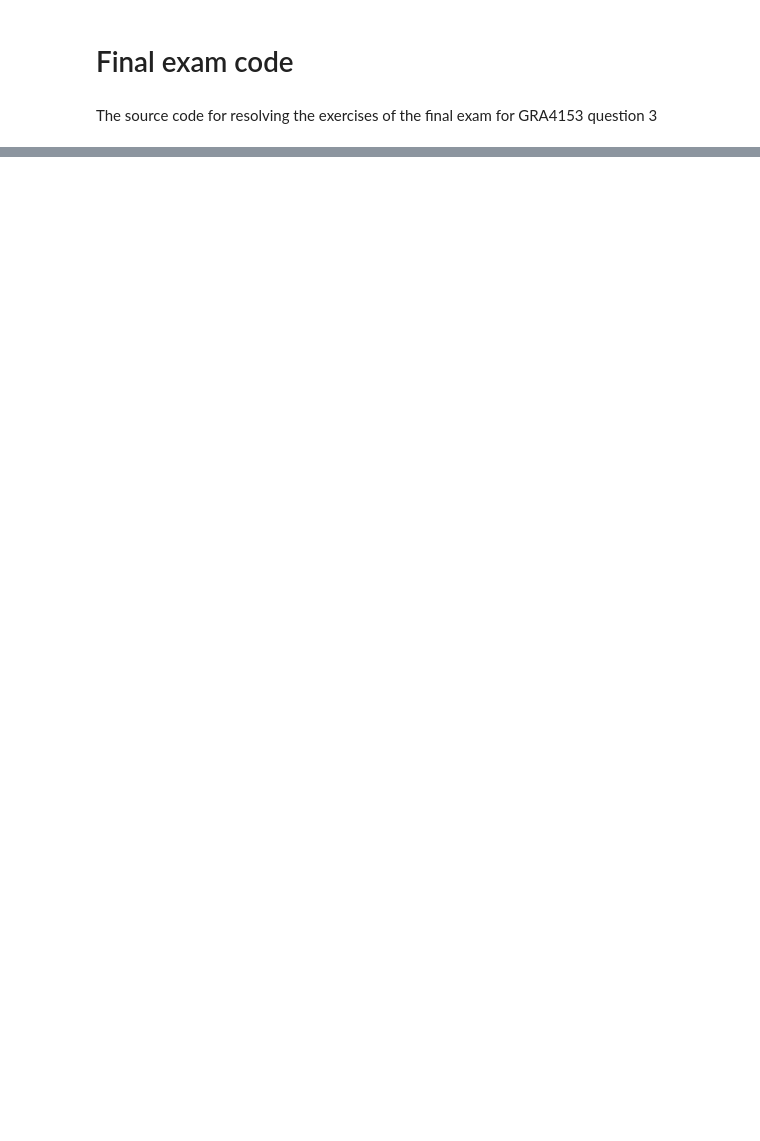
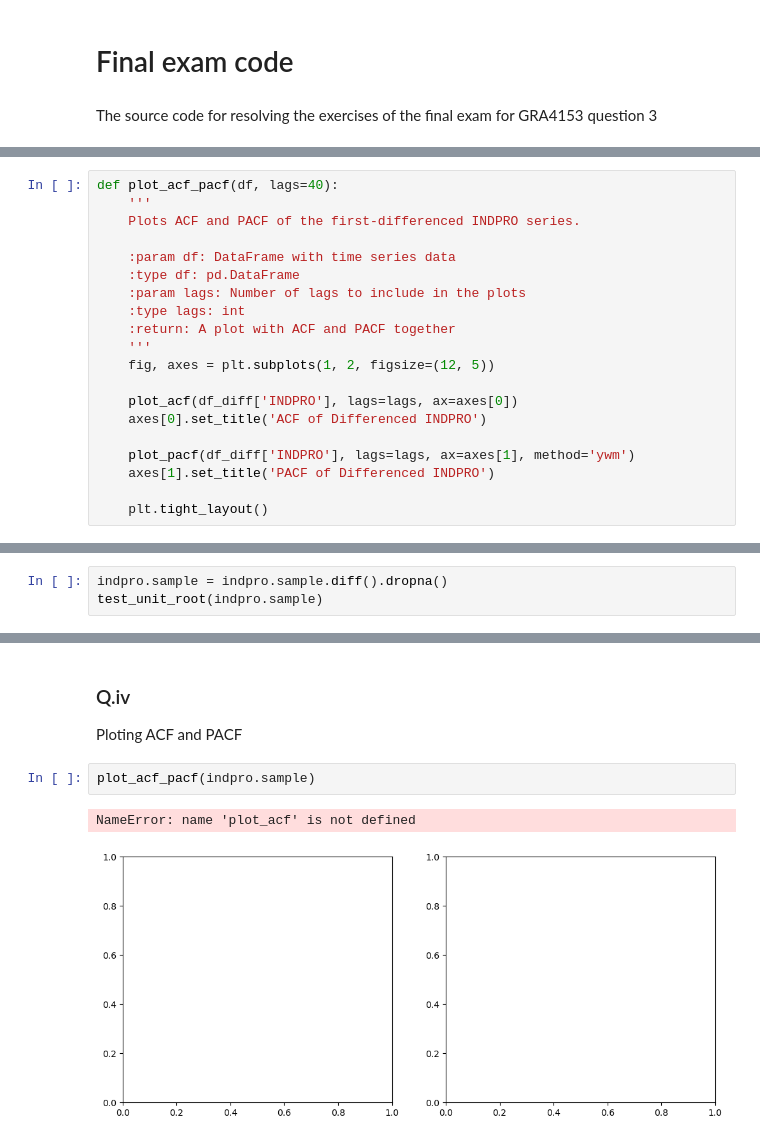
Before and after one commit to 1116925/GRA4153-Final-exam, a Jupyter notebook: Question3.ipynb, the cells around one changed output, grey strips where cells are left out. Cells and saved outputs as stored; diff of their text form; blank space fills up the shorter version.

```diff
--- a/Question3.ipynb
+++ b/Question3.ipynb
@@ -16,0 +88,20 @@ The autoreload extension is already loaded. To reload it, use:
+# %%
+def plot_acf_pacf(df, lags=40):
+    '''
+    Plots ACF and PACF of the first-differenced INDPRO series.
+
+    :param df: DataFrame with time series data
+    :type df: pd.DataFrame
+    :param lags: Number of lags to include in the plots
+    :type lags: int
+    :return: A plot with ACF and PACF together
+    '''
+    fig, axes = plt.subplots(1, 2, figsize=(12, 5))
+
+    plot_acf(df_diff['INDPRO'], lags=lags, ax=axes[0])
+    axes[0].set_title('ACF of Differenced INDPRO')
+
+    plot_pacf(df_diff['INDPRO'], lags=lags, ax=axes[1], method='ywm')
+    axes[1].set_title('PACF of Differenced INDPRO')
+
+    plt.tight_layout()
@@ -30,0 +161,3 @@ indpro.sample["INDPRO"].plot(title='Time Series of INDPRO', ylabel='INDPRO', xla
+# %%
+indpro.sample = indpro.sample.diff().dropna()
+test_unit_root(indpro.sample)
@@ -30,0 +176,8 @@ indpro.sample["INDPRO"].plot(title='Time Series of INDPRO', ylabel='INDPRO', xla
+# %% [markdown]
+### Q.iv
+Ploting ACF and PACF
+# %%
+plot_acf_pacf(indpro.sample)
+# %% [output]
+NameError: name 'plot_acf' is not defined
+[figure, added]
```
Also changed, not shown: parts of 16 cells of this notebook, 1 other file.
